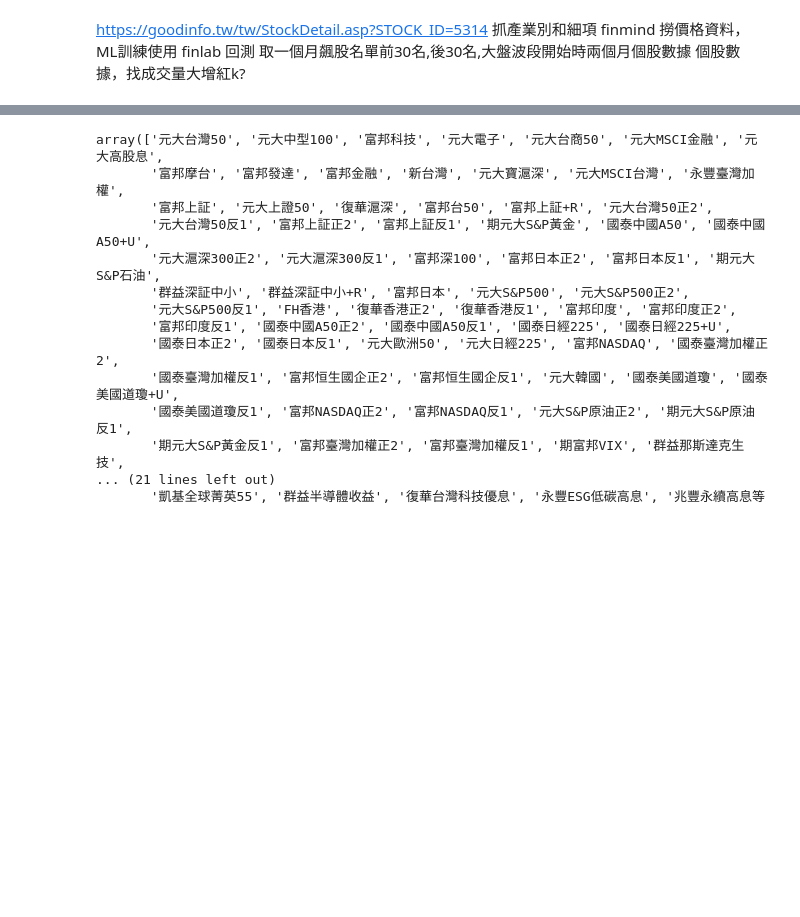
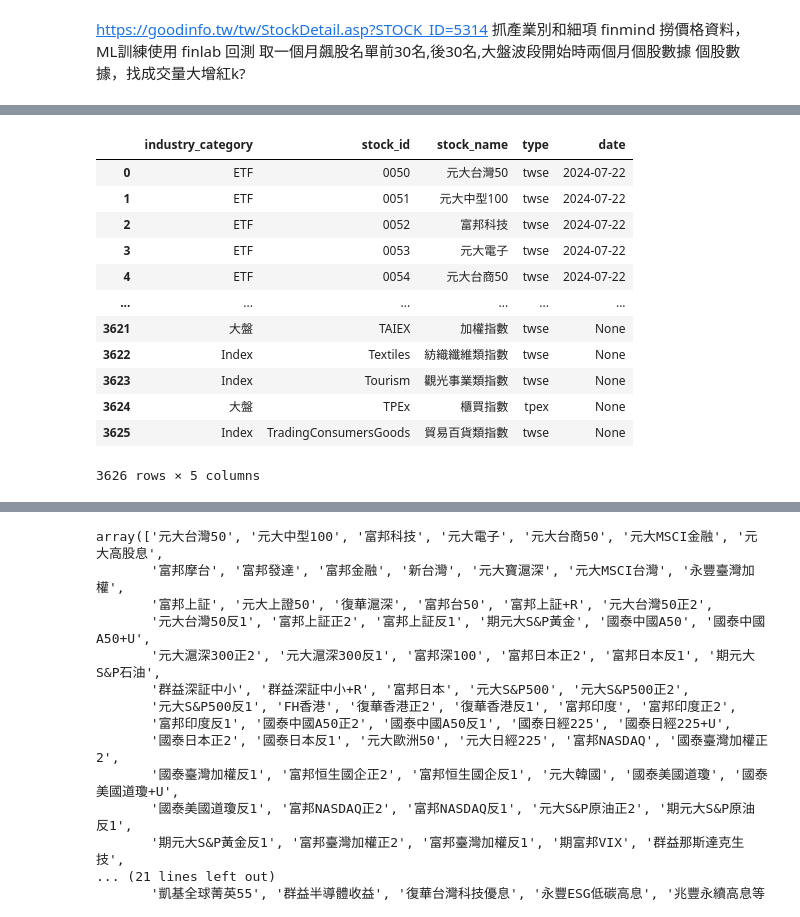
Before and after one commit to dreyhsu/TWSectorScreener, a Jupyter notebook: finmind_test.ipynb, the cells around one changed output, grey strips where cells are left out. Saved outputs shown, nothing was run; the diff lists cells and outputs as text; code cells hidden in the pictures; blank space fills up the shorter version.

Commit message:
modify: found indexes.

```diff
--- a/finmind_test.ipynb
+++ b/finmind_test.ipynb
@@ -77,0 +80,4 @@ df
+# %%
+taiwan_stock_info = api.taiwan_stock_info()
+taiwan_stock_info
+# %% [output]
@@ -78 +85,14 @@ df
+|  | industry_category | stock_id | stock_name | type | date |
+| 0 | ETF | 0050 | 元大台灣50 | twse | 2024-07-22 |
+| 1 | ETF | 0051 | 元大中型100 | twse | 2024-07-22 |
+| 2 | ETF | 0052 | 富邦科技 | twse | 2024-07-22 |
+| 3 | ETF | 0053 | 元大電子 | twse | 2024-07-22 |
+| 4 | ETF | 0054 | 元大台商50 | twse | 2024-07-22 |
+| ... | ... | ... | ... | ... | ... |
+| 3621 | 大盤 | TAIEX | 加權指數 | twse | None |
+| 3622 | Index | Textiles | 紡織纖維類指數 | twse | None |
+| 3623 | Index | Tourism | 觀光事業類指數 | twse | None |
+| 3624 | 大盤 | TPEx | 櫃買指數 | tpex | None |
+| 3625 | Index | TradingConsumersGoods | 貿易百貨類指數 | twse | None |
+3626 rows × 5 columns
 # %%
```
Also changed, not shown: parts of 7 cells of this notebook.
